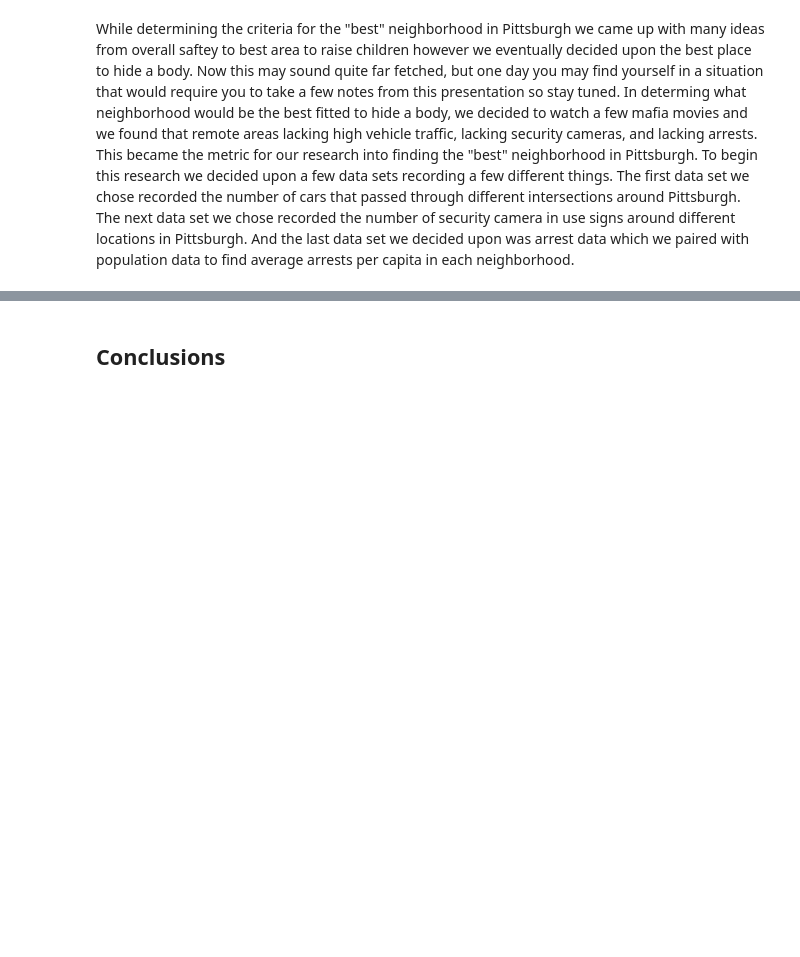
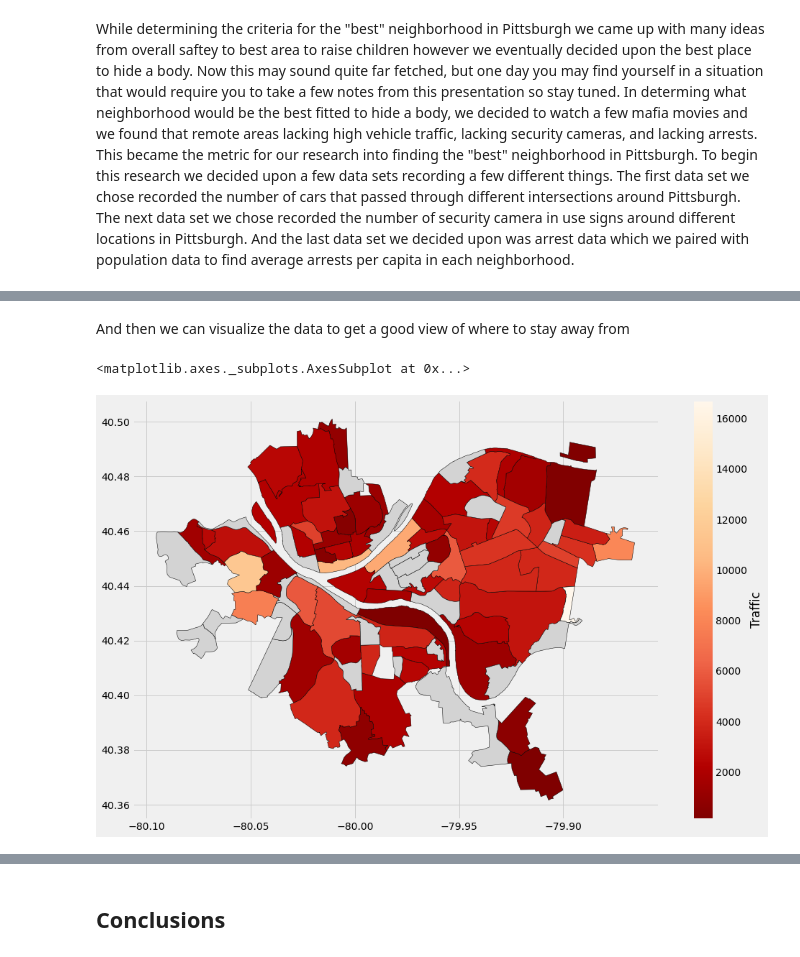
Before and after one commit to MattBartie/Harry-and-Matty-Final, a Jupyter notebook: MainCode.ipynb, the cells around one changed output, grey strips where cells are left out. Saved outputs shown, nothing was run; the diff lists cells and outputs as text; code cells hidden in the pictures; blank space fills up the shorter version.

```diff
--- a/MainCode.ipynb
+++ b/MainCode.ipynb
@@ -6,0 +43,9 @@ While determining the criteria for the "best" neighborhood in Pittsburgh we came
+# %% [markdown]
+And then we can visualize the data to get a good view of where to stay away from
+# %%
+traffic_map = neighborhoods.merge(num_traffic, how='left', left_on='hood', right_on='neighborhood')
+traffic_map.plot(column='average_daily_car_traffic', cmap='OrRd_r', edgecolor="black", legend=True,
+                 legend_kwds={'label': "Traffic"},figsize=(15, 10), missing_kwds={"color": "lightgrey"})
+# %% [output]
+<matplotlib.axes._subplots.AxesSubplot at 0x...>
+[figure, added]
```
Also changed, not shown: parts of 14 cells of this notebook.
